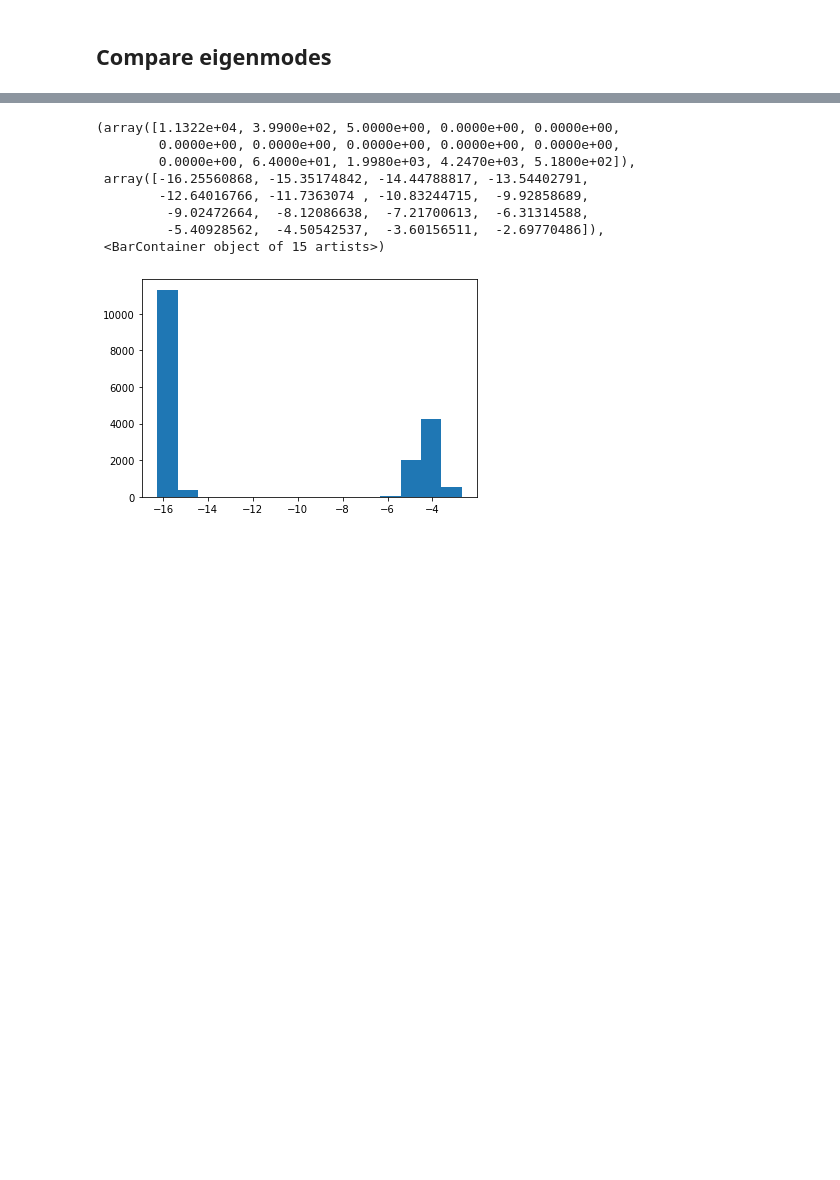
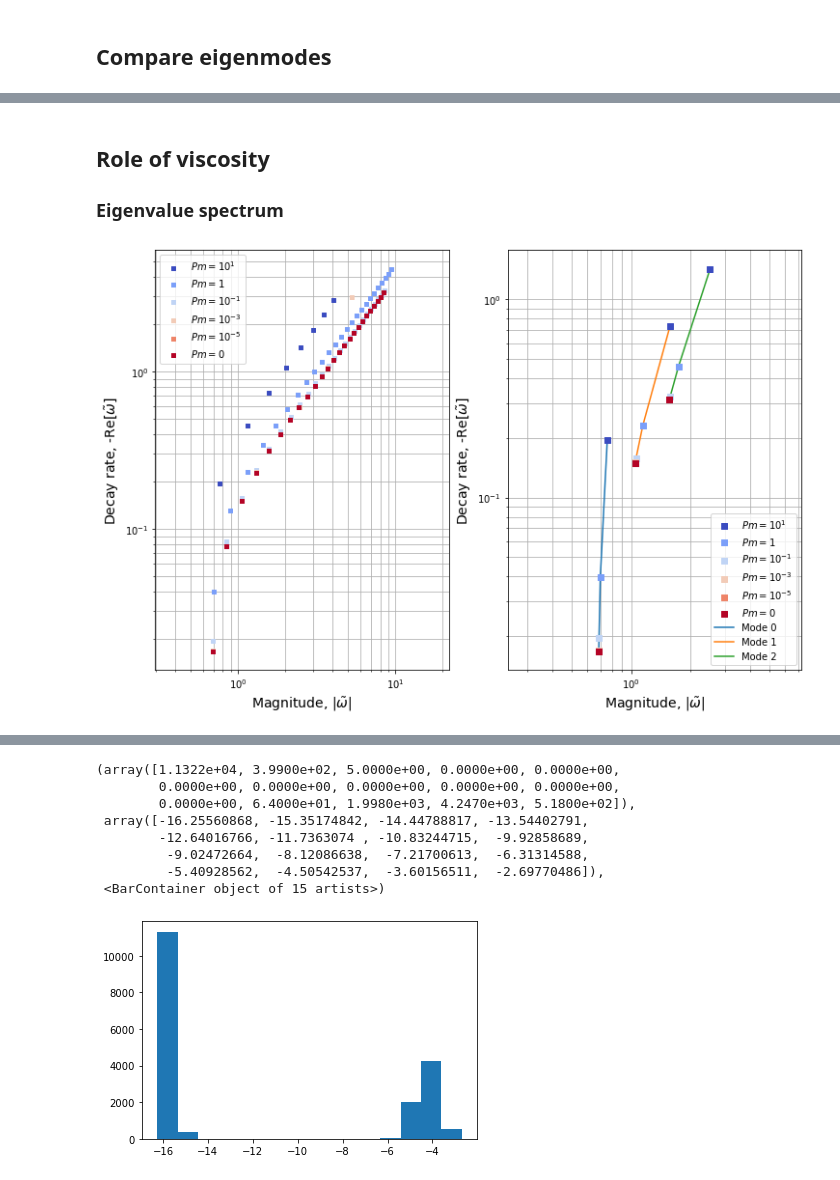
Before and after one commit to GentleMin/PyCrete, a Jupyter notebook: eigenmodes.ipynb, the cells around one changed output, grey strips where cells are left out. Cells and saved outputs as stored; diff of their text form; code cells hidden in the pictures; blank space fills up the shorter version.

```diff
--- a/eigenmodes.ipynb
+++ b/eigenmodes.ipynb
@@ -367,0 +370,59 @@ for i in range(50):
+# %% [markdown]
+## Role of viscosity
+
+### Eigenvalue spectrum
+# %%
+save_pict = True
+save_name = "./output/eigenmodes_1D/eigenvalues"
+
+eigen_f_list = ["./output/eigenmodes_1D/eigenmodes_Pm0_freeslip/eigenmodes_Pm0_cheby500_redvec.h5",
+                "./output/eigenmodes_1D/eigenmodes_Pm1e-5_noslip/eigenmodes_Pm1e-5_noslip_cheby500_redvec.h5",
+                "./output/eigenmodes_1D/eigenmodes_Pm1e-3_noslip/eigenmodes_Pm1e-3_noslip_cheby500_redvec.h5",
+                "./output/eigenmodes_1D/eigenmodes_Pm1e-1_noslip/eigenmodes_Pm1e-1_noslip_cheby500_redvec.h5",
+                "./output/eigenmodes_1D/eigenmodes_Pm1e+0_noslip/eigenmodes_Pm1e+0_noslip_cheby500_redvec.h5",
+                "./output/eigenmodes_1D/eigenmodes_Pm1e+1_noslip/eigenmodes_Pm1e+1_noslip_cheby500_redvec.h5"]
+eigen_colors = plt.cm.coolwarm_r(np.arange(len(eigen_f_list))/(len(eigen_f_list) - 1))
+eigen_labels = [r"$Pm=0$", r"$Pm=10^{-5}$", r"$Pm=10^{-3}$", r"$Pm=10^{-1}$", r"$Pm=1$", r"$Pm=10^{1}$"]
+track_modes = [0, 2, 4]
+mode_labels = [0, 1, 2]
+track_vals = np.zeros((len(track_modes), len(eigen_f_list)), dtype=np.complex128)
+
+fig, axes = plt.subplots(nrows=1, ncols=2, figsize=(12, 8))
+
+for i_f in range(len(eigen_f_list)-1, -1, -1):
+    with h5py.File(eigen_f_list[i_f], 'r') as f_read:
+        eigenvals = f_read["eigenvals"][()]
+    eigenvals = eigproc.filter_sort_eig(eigenvals, threshold=1.)[:50:2]
+    ax = axes[0]
+    ax.scatter(np.abs(eigenvals), -np.real(eigenvals), 20, marker="s", color=eigen_colors[i_f], label=eigen_labels[i_f], zorder=5)
+    ax = axes[1]
+    ax.scatter(np.abs(eigenvals[track_modes]), -np.real(eigenvals[track_modes]), 40, marker="s", color=eigen_colors[i_f], label=eigen_labels[i_f], zorder=5)
+    track_vals[:, i_f] = eigenvals[track_modes]
+
+for i_mode in range(len(track_modes)):
+    ax.plot(np.abs(track_vals[i_mode]), -np.real(track_vals[i_mode]), label="Mode {:d}".format(mode_labels[i_mode]), zorder=2)
+
+ax = axes[0]
+ax.set_xlabel(r"Magnitude, $|\tilde{\omega}|$", fontsize=14)
+ax.set_ylabel(r"Decay rate, -Re[$\tilde{\omega}$]", fontsize=14)
+ax.set_xscale("log")
+ax.set_yscale("log")
+ax.legend(fontsize=10)
+ax.axis("equal")
+ax.grid(which="both")
+
+ax = axes[1]
+ax.set_xlabel(r"Magnitude, $|\tilde{\omega}|$", fontsize=14)
+ax.set_ylabel(r"Decay rate, -Re[$\tilde{\omega}$]", fontsize=14)
+ax.set_xscale("log")
+ax.set_yscale("log")
+ax.legend(fontsize=10, loc=4)
+ax.axis("equal")
+ax.grid(which="both", zorder=0)
+
+if save_pict:
+    plt.savefig(save_name + ".png", format="png", dpi=150, bbox_inches="tight")
+
+plt.show()
+# %% [output]
+[figure, added]
```
Also changed, not shown: parts of 23 cells of this notebook, 1 other file.
